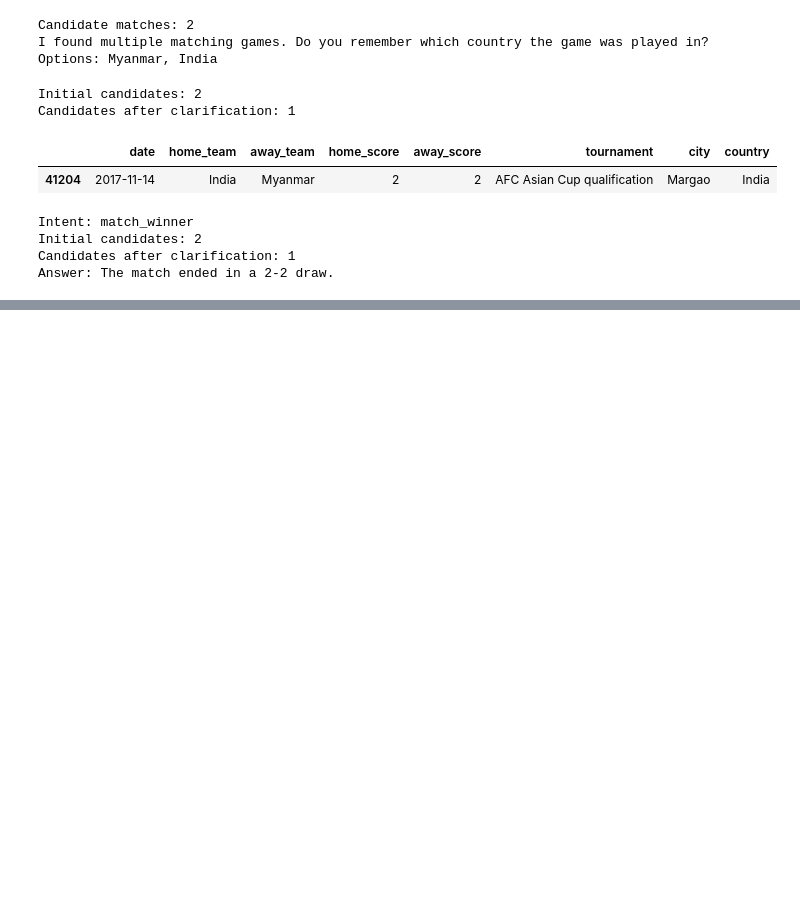
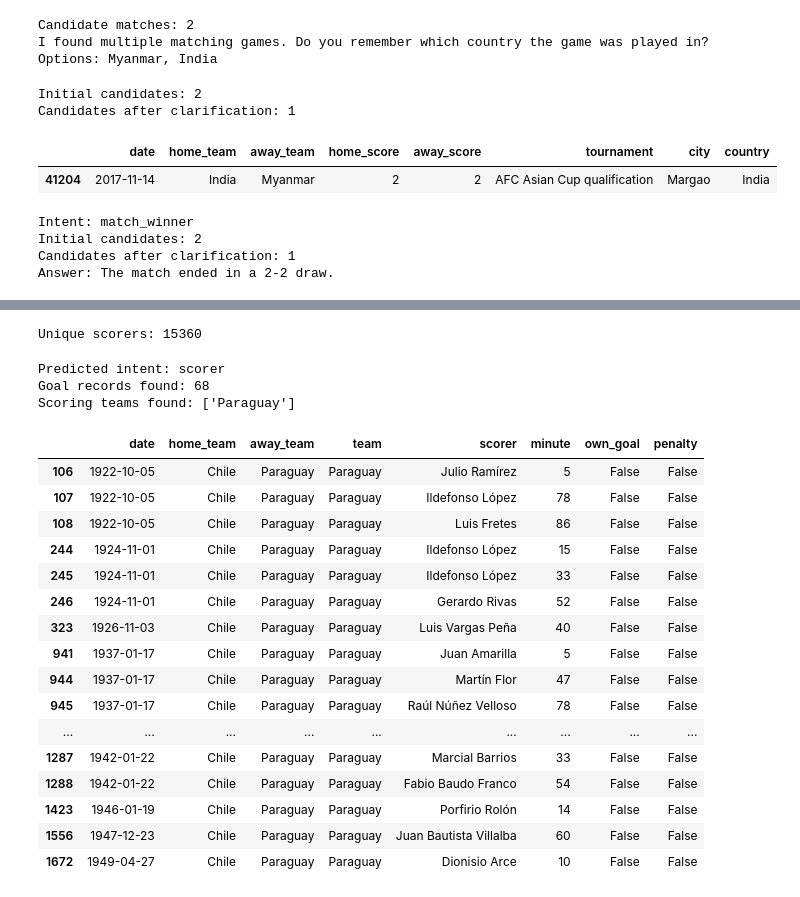
Before and after one commit to eshan14git/football-qa-nlp, a Jupyter notebook: notebooks/06_football_qa_inference.ipynb, the cells around one changed output, grey strips where cells are left out. Cells and saved outputs as stored; diff of their text form; code cells hidden in the pictures; blank space fills up the shorter version.

```diff
--- a/notebooks/06_football_qa_inference.ipynb
+++ b/notebooks/06_football_qa_inference.ipynb
@@ -787,0 +1127,6 @@ Assistant: The match ended in a 0-0 draw.
+# %%
+# Cell 27 - Full smart conversation test
+
+question = "Who won between Brazil and Argentina?"
+
+ask_results_question(question)
@@ -787,0 +1157,28 @@ Assistant: The match ended in a 0-0 draw.
+# %%
+all_scorers = sorted(
+    goalscorers_df["scorer"]
+    .dropna()
+    .astype(str)
+    .unique()
+    .tolist()
+)
+
+def add_match_key(df):
+    temp = df.copy()
+
+    temp["match_key"] = (
+        temp["date"].astype(str)
+        + "||"
+        + temp["home_team"].astype(str)
+        + "||"
+        + temp["away_team"].astype(str)
+    )
+
+    return temp
+
+goalscorers_with_key = add_match_key(goalscorers_df)
+results_with_key = add_match_key(results_df)
+
+print("Unique scorers:", len(all_scorers))
+# %% [output]
+Unique scorers: 15360
@@ -787,0 +1282,45 @@ Assistant: The match ended in a 0-0 draw.
+# %%
+question = "Which player scored for Paraguay against Chile?"
+
+intent = predict_intent(question)
+candidates = find_goalscorer_candidates(question)
+
+print("Predicted intent:", intent)
+print("Goal records found:", len(candidates))
+print("Scoring teams found:", candidates["team"].unique())
+
+display(
+    candidates[
+        [
+            "date",
+            "home_team",
+            "away_team",
+            "team",
+            "scorer",
+            "minute",
+            "own_goal",
+            "penalty"
+        ]
+    ].head(20)
+)
+# %% [output]
+Predicted intent: scorer
+Goal records found: 68
+Scoring teams found: ['Paraguay']
+|  | date | home_team | away_team | team | scorer | minute | own_goal | penalty |
+| 106 | 1922-10-05 | Chile | Paraguay | Paraguay | Julio Ramírez | 5 | False | False |
+| 107 | 1922-10-05 | Chile | Paraguay | Paraguay | Ildefonso López | 78 | False | False |
+| 108 | 1922-10-05 | Chile | Paraguay | Paraguay | Luis Fretes | 86 | False | False |
+| 244 | 1924-11-01 | Chile | Paraguay | Paraguay | Ildefonso López | 15 | False | False |
+| 245 | 1924-11-01 | Chile | Paraguay | Paraguay | Ildefonso López | 33 | False | False |
+| 246 | 1924-11-01 | Chile | Paraguay | Paraguay | Gerardo Rivas | 52 | False | False |
+| 323 | 1926-11-03 | Chile | Paraguay | Paraguay | Luis Vargas Peña | 40 | False | False |
+| 941 | 1937-01-17 | Chile | Paraguay | Paraguay | Juan Amarilla | 5 | False | False |
+| 944 | 1937-01-17 | Chile | Paraguay | Paraguay | Martín Flor | 47 | False | False |
+| 945 | 1937-01-17 | Chile | Paraguay | Paraguay | Raúl Núñez Velloso | 78 | False | False |
+| ... | ... | ... | ... | ... | ... | ... | ... | ... |
+| 1287 | 1942-01-22 | Chile | Paraguay | Paraguay | Marcial Barrios | 33 | False | False |
+| 1288 | 1942-01-22 | Chile | Paraguay | Paraguay | Fabio Baudo Franco | 54 | False | False |
+| 1423 | 1946-01-19 | Chile | Paraguay | Paraguay | Porfirio Rolón | 14 | False | False |
+| 1556 | 1947-12-23 | Chile | Paraguay | Paraguay | Juan Bautista Villalba | 60 | False | False |
+| 1672 | 1949-04-27 | Chile | Paraguay | Paraguay | Dionisio Arce | 10 | False | False |
```
Also changed, not shown: parts of 51 cells of this notebook.
